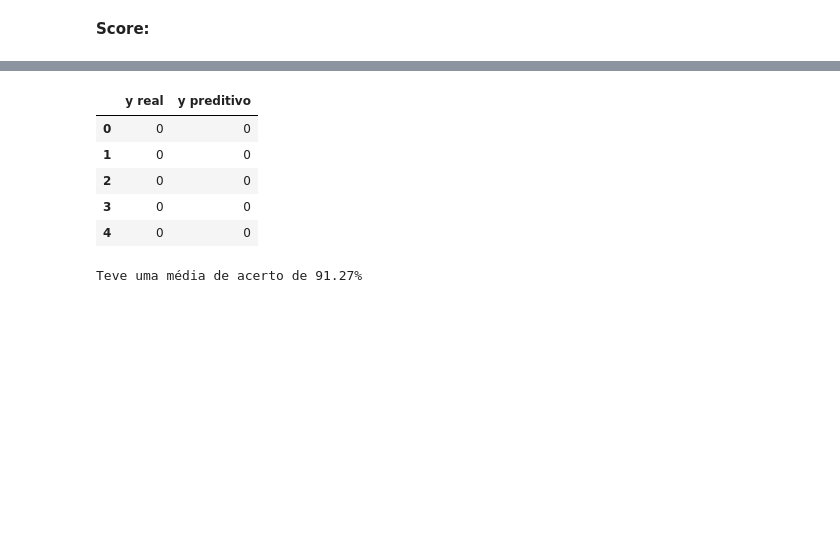
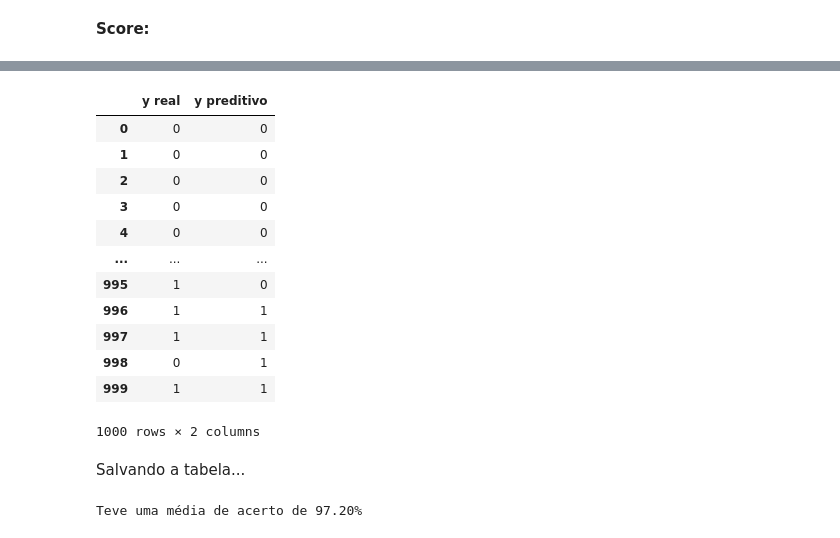
Before and after one commit to fabiobarreto-ds/Neural-Network, a Jupyter notebook: 11-Publicidade/11_publicidade_RN.ipynb, the cells around one changed output, grey strips where cells are left out. Drawn from its saved outputs; the diff is of its cells as text; code cells hidden in the pictures; blank space fills up the shorter version.

```diff
--- a/11-Publicidade/11_publicidade_RN.ipynb
+++ b/11-Publicidade/11_publicidade_RN.ipynb
@@ -178,0 +159,28 @@ y_pred = grid_search_bc.predict(X)
+# %%
+from sklearn.metrics import confusion_matrix, classification_report, ConfusionMatrixDisplay
+
+# ============================================
+
+print("\nMétricas de avaliação de treino:")
+
+y_pred_train = grid_search_bc.predict(X)
+
+print(confusion_matrix(y, y_pred_train))
+
+ConfusionMatrixDisplay.from_predictions(y, y_pred_train)
+plt.show()
+
+print(classification_report(y, y_pred_train))
+
+# ============================================
+
+print("\nMétricas de avaliação de teste:")
+
+y_pred_test = grid_search_bc.predict(X)
+
+print(confusion_matrix(y, y_pred_test))
+
+ConfusionMatrixDisplay.from_predictions(y, y_pred_test)
+plt.show()
+
+print(classification_report(y, y_pred_test))
@@ -179,12 +216,21 @@ y_pred = grid_search_bc.predict(X)
 # %%
 tabela = pd.DataFrame()
 tabela["y real"] = y
-tabela["y preditivo"] = y_pred
-tabela.head()
+tabela["y preditivo"] = y_pred_test
+tabela
 # %% [output]
 |  | y real | y preditivo |
 | 0 | 0 | 0 |
 | 1 | 0 | 0 |
 | 2 | 0 | 0 |
 | 3 | 0 | 0 |
 | 4 | 0 | 0 |
+| ... | ... | ... |
+| 995 | 1 | 0 |
+| 996 | 1 | 1 |
+| 997 | 1 | 1 |
+| 998 | 0 | 1 |
+| 999 | 1 | 1 |
+1000 rows × 2 columns
+# %% [markdown]
+Salvando a tabela...
@@ -191,16 +239,16 @@ tabela.head()
 # %%
 lista = []
 for c in range(tabela.shape[0]):
-  if tabela.loc[[c]].values[0][2] < tabela.loc[[c]].values[0][1]:
-      valor = (tabela.loc[[c]].values[0][2] / tabela.loc[[c]].values[0][1])*100
+  if tabela.loc[[c]].values[0][1] != tabela.loc[[c]].values[0][0]:
+      valor = 0
       lista.append(valor)
-  elif tabela.loc[[c]].values[0][2] > tabela.loc[[c]].values[0][1]:
-      valor = (tabela.loc[[c]].values[0][1] / tabela.loc[[c]].values[0][2])*100
+  elif tabela.loc[[c]].values[0][1] == tabela.loc[[c]].values[0][0]:
+      valor = 100
       lista.append(valor)
 media = np.mean(lista)
 print(f"Teve uma média de acerto de {media:.2f}%")
 # %% [output]
-Teve uma média de acerto de 91.27%
+Teve uma média de acerto de 97.20%
 # %%
 plt.figure(figsize=(40,8))
 x_ax = range(len(y))
```
Also changed, not shown: parts of 8 cells of this notebook.
